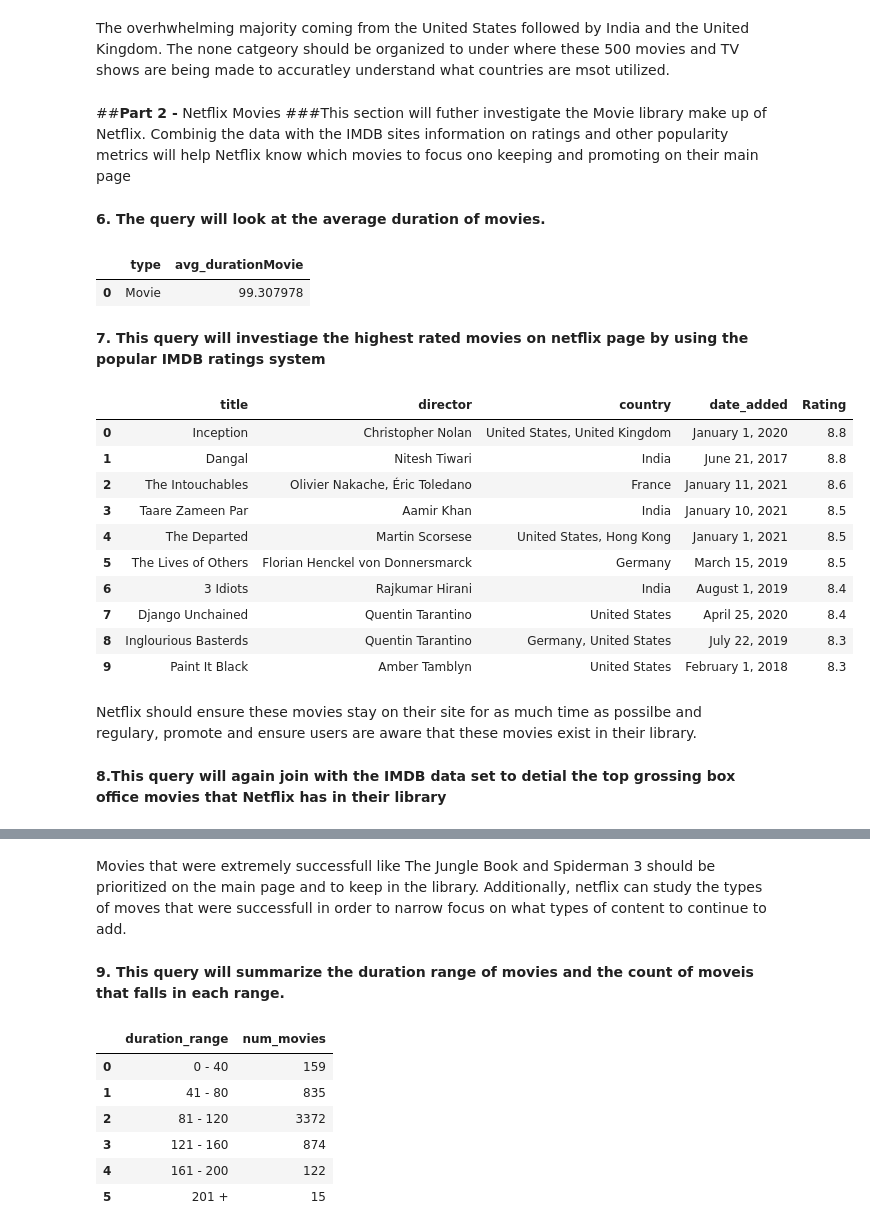
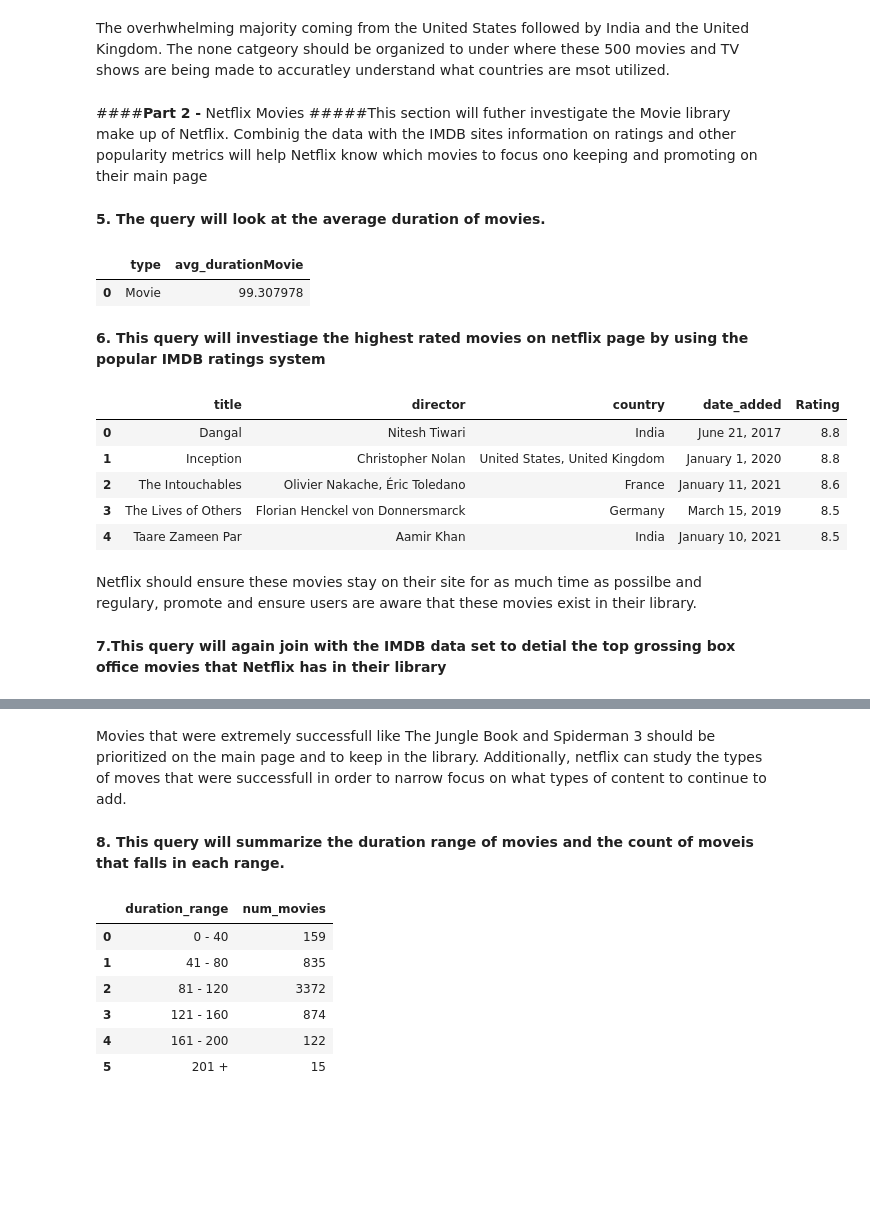
Before and after one commit to aditya248/Netflix-Exploratory-Data-Analysis, a Jupyter notebook: BA775_TeamProject_B2T8.ipynb, the cells around one changed output, grey strips where cells are left out. Drawn from its saved outputs; the diff is of its cells as text; code cells hidden in the pictures; blank space fills up the shorter version.

```diff
--- a/BA775_TeamProject_B2T8.ipynb
+++ b/BA775_TeamProject_B2T8.ipynb
@@ -119,10 +96,10 @@ SELECT
 # %% [markdown]
 The overhwhelming majority coming from the United States followed by India and the United Kingdom. The none catgeory should be organized to under where these 500 movies and TV shows are being made to accuratley understand what countries are msot utilized.
 # %% [markdown]
-##**Part 2 -** Netflix Movies
-###This section will futher investigate the Movie library make up of Netflix. Combinig the data with the IMDB sites information on ratings and other popularity metrics will help Netflix know which movies to focus ono keeping and promoting on their main page
+####**Part 2 -** Netflix Movies
+#####This section will futher investigate the Movie library make up of Netflix. Combinig the data with the IMDB sites information on ratings and other popularity metrics will help Netflix know which movies to focus ono keeping and promoting on their main page
 # %% [markdown]
-**6. The query will look at the average duration of movies.**
+**5. The query will look at the average duration of movies.**
 # %%
 %%bigquery --project=ba775-team8-b2
 SELECT type,AVG(Updated_duration) AS avg_durationMovie FROM
@@ -134,31 +111,26 @@ GROUP BY type
 |  | type | avg_durationMovie |
 | 0 | Movie | 99.307978 |
 # %% [markdown]
-**7. This query will investiage the highest rated movies on netflix page by using the popular IMDB ratings system**
+**6. This query will investiage the highest rated movies on netflix page by using the popular IMDB ratings system**
 # %%
 %%bigquery --project=ba775-team8-b2
 SELECT n.title, n.director, n.country, n.date_added, r.Rating
 FROM `ba775-team8-b2.Netflix.netflix_titles` as n
 INNER JOIN `ba775-team8-b2.Netflix.IMBd_movies_ratings` as r
    ON lower(n.title) = lower(r.title)
 ORDER BY r.Rating DESC
-LIMIT 10
+LIMIT 5
 # %% [output]
 |  | title | director | country | date_added | Rating |
-| 0 | Inception | Christopher Nolan | United States, United Kingdom | January 1, 2020 | 8.8 |
-| 1 | Dangal | Nitesh Tiwari | India | June 21, 2017 | 8.8 |
+| 0 | Dangal | Nitesh Tiwari | India | June 21, 2017 | 8.8 |
+| 1 | Inception | Christopher Nolan | United States, United Kingdom | January 1, 2020 | 8.8 |
 | 2 | The Intouchables | Olivier Nakache, Éric Toledano | France | January 11, 2021 | 8.6 |
-| 3 | Taare Zameen Par | Aamir Khan | India | January 10, 2021 | 8.5 |
-| 4 | The Departed | Martin Scorsese | United States, Hong Kong | January 1, 2021 | 8.5 |
-| 5 | The Lives of Others | Florian Henckel von Donnersmarck | Germany | March 15, 2019 | 8.5 |
-| 6 | 3 Idiots | Rajkumar Hirani | India | August 1, 2019 | 8.4 |
-| 7 | Django Unchained | Quentin Tarantino | United States | April 25, 2020 | 8.4 |
-| 8 | Inglourious Basterds | Quentin Tarantino | Germany, United States | July 22, 2019 | 8.3 |
-| 9 | Paint It Black | Amber Tamblyn | United States | February 1, 2018 | 8.3 |
+| 3 | The Lives of Others | Florian Henckel von Donnersmarck | Germany | March 15, 2019 | 8.5 |
+| 4 | Taare Zameen Par | Aamir Khan | India | January 10, 2021 | 8.5 |
 # %% [markdown]
 Netflix should ensure these movies stay on their site for as much time as possilbe and regulary, promote and ensure users are aware that these movies exist in their library.
 # %% [markdown]
-**8.This query will again join with the IMDB data set to detial the top grossing box office movies that Netflix has in their library**
+**7.This query will again join with the IMDB data set to detial the top grossing box office movies that Netflix has in their library**
 # %%
 %%bigquery --project=ba775-team8-b2
 SELECT n.title, n.director, n.country, n.date_added, r.Rating, r.Revenue__Millions_
@@ -177,7 +149,7 @@ Limit 5
 # %% [markdown]
 Movies that were extremely successfull like The Jungle Book and Spiderman 3 should be prioritized on the main page and to keep in the library. Additionally, netflix can study the types of moves that were successfull in order to narrow focus on what types of content to continue to add.
 # %% [markdown]
-**9. This query will summarize the duration range of movies and the count of moveis that falls in each range.**
+**8. This query will summarize the duration range of movies and the count of moveis that falls in each range.**
 # %%
 ## Distribution of duration for Movies -Hanyu
 %%bigquery --project=ba775-team8-b2
```
Also changed, not shown: parts of 32 cells of this notebook.
